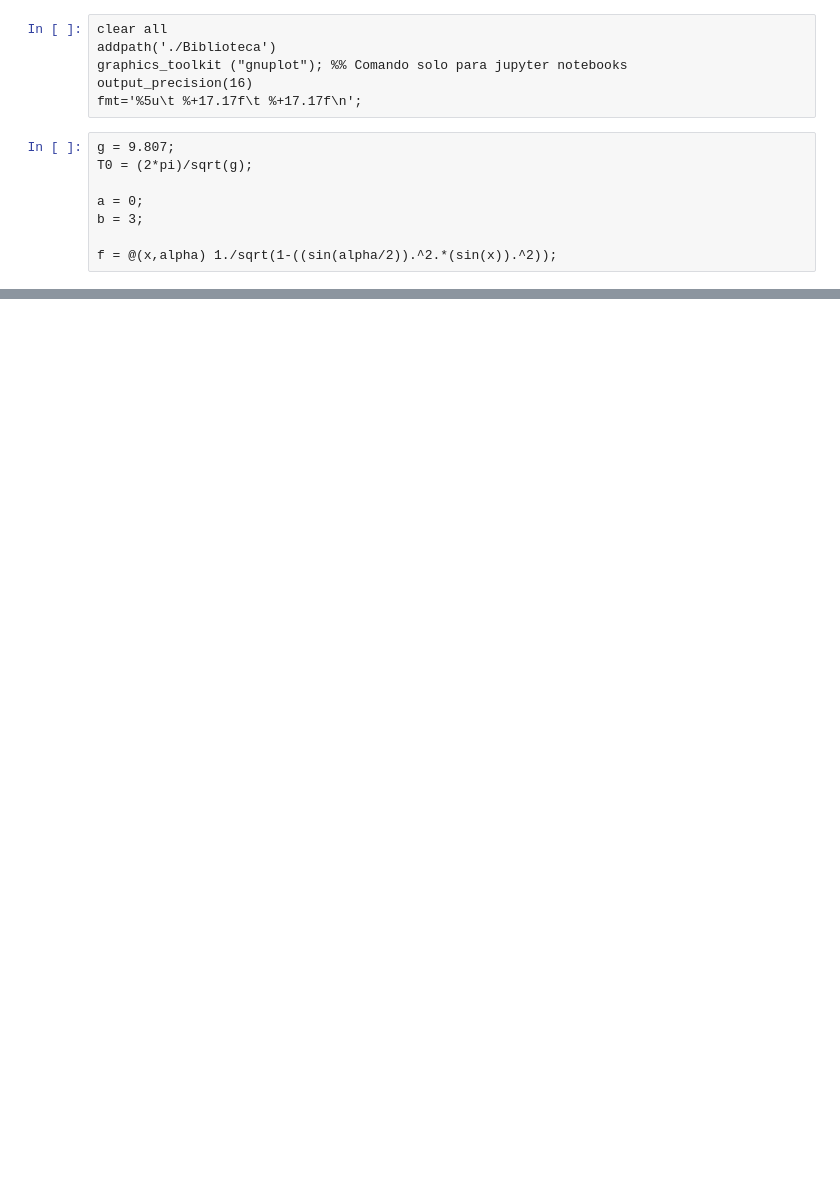
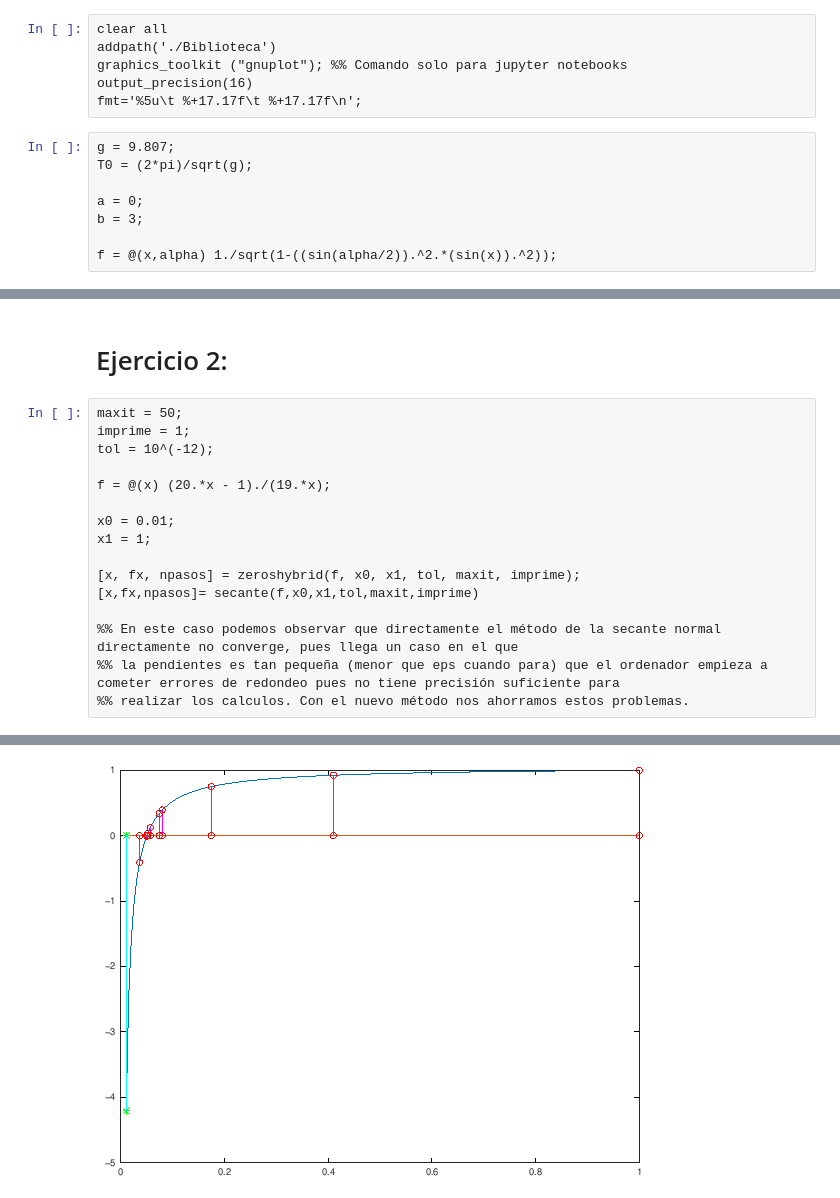
Before and after one commit to alonct/CN1V-practicas-octave, a Jupyter notebook: Entrega_2_AlonsoOmaAlonso/entregable.ipynb, the cells around one changed output, grey strips where cells are left out. Cells and saved outputs as stored; diff of their text form; blank space fills up the shorter version.

```diff
--- a/Entrega_2_AlonsoOmaAlonso/entregable.ipynb
+++ b/Entrega_2_AlonsoOmaAlonso/entregable.ipynb
@@ -189,0 +103,19 @@ La aproximación obtenida en   9 pasos es: 7.370918086808094e-01 *pi
+# %% [markdown]
+# Ejercicio 2:
+# %%
+maxit = 50;
+imprime = 1;
+tol = 10^(-12);
+
+f = @(x) (20.*x - 1)./(19.*x);
+
+x0 = 0.01;
+x1 = 1;
+
+[x, fx, npasos] = zeroshybrid(f, x0, x1, tol, maxit, imprime);
+[x,fx,npasos]= secante(f,x0,x1,tol,maxit,imprime)
+
+%% En este caso podemos observar que directamente el método de la secante normal directamente no converge, pues llega un caso en el que
+%% la pendientes es tan pequeña (menor que eps cuando para) que el ordenador empieza a cometer errores de redondeo pues no tiene precisión suficiente para
+%% realizar los calculos. Con el nuevo método nos ahorramos estos problemas.
+# %% [output]
@@ -189,0 +139 @@ La aproximación obtenida en   9 pasos es: 7.370918086808094e-01 *pi
+[figure, added]
```
Also changed, not shown: parts of 9 cells of this notebook, 1 other file.
